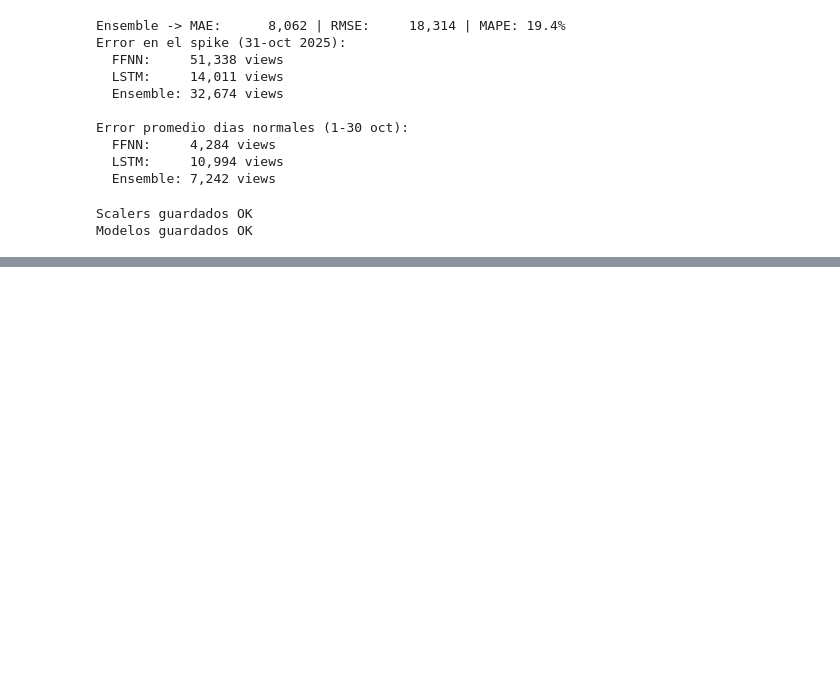
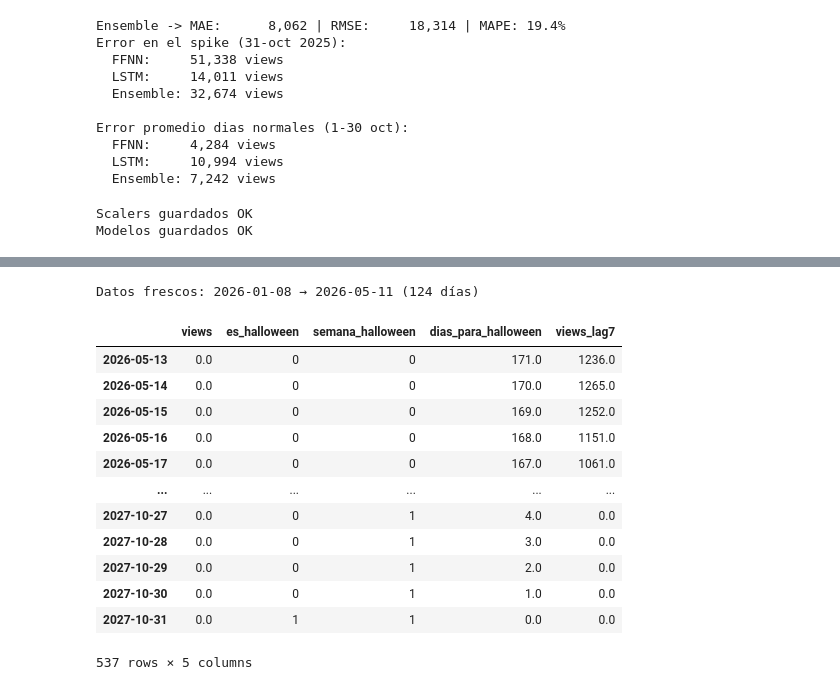
Before and after one commit to denisevaldivia/Wikipedia-View-Time-Series, a Jupyter notebook: Haloween_Prediction.ipynb, the cells around one changed output, grey strips where cells are left out. Saved outputs shown, nothing was run; the diff lists cells and outputs as text; code cells hidden in the pictures; blank space fills up the shorter version.

```diff
--- a/Haloween_Prediction.ipynb
+++ b/Haloween_Prediction.ipynb
@@ -502,0 +540,15 @@ Modelos guardados OK
+# %%
+def days_to_halloween(date):
+    hw = pd.Timestamp(date.year, 10, 31)
+    diff = (hw - date).days
+    return diff if diff >= 0 else (pd.Timestamp(date.year + 1, 10, 31) - date).days
+
+df_fresh['es_halloween']        = ((df_fresh.index.month == 10) & (df_fresh.index.day == 31)).astype(int)
+df_fresh['semana_halloween']    = ((df_fresh.index.month == 10) & (df_fresh.index.day >= 24)).astype(int)
+df_fresh['dias_para_halloween'] = df_fresh.index.map(days_to_halloween)
+df_fresh['views_lag7']          = df_fresh['views'].shift(7)
+df_fresh = df_fresh.dropna()[FEATURES]
+
+print(f"Datos frescos: {df_fresh.index.min().date()} → {df_fresh.index.max().date()} ({len(df_fresh)} días)")
+# %% [output]
+Datos frescos: 2026-01-08 → 2026-05-11 (124 días)
@@ -502,0 +558,40 @@ Modelos guardados OK
+# %%
+fecha_inicio = pd.Timestamp('2026-05-13')
+fecha_fin    = pd.Timestamp('2027-10-31')
+fechas_pred  = pd.date_range(fecha_inicio, fecha_fin, freq='D')
+
+# Usar los últimos 7 días reales para los primeros lags
+views_reales = df_fresh['views'].values
+
+exog_rows = []
+for i, d in enumerate(fechas_pred):
+    # valores reales históricos
+    if i < 7:
+        lag7 = float(views_reales[-(7 - i)])
+    else:
+        lag7 = 0.0  # placeholder, se sobreescribe
+
+    exog_rows.append({
+        'views':               0.0,
+        'es_halloween':        int(d.month == 10 and d.day == 31),
+        'semana_halloween':    int(d.month == 10 and d.day >= 24),
+        'dias_para_halloween': float(days_to_halloween(d)),
+        'views_lag7':          lag7
+    })
+
+df_exog = pd.DataFrame(exog_rows, index=fechas_pred)
+df_exog
+# %% [output]
+|  | views | es_halloween | semana_halloween | dias_para_halloween | views_lag7 |
+| 2026-05-13 | 0.0 | 0 | 0 | 171.0 | 1236.0 |
+| 2026-05-14 | 0.0 | 0 | 0 | 170.0 | 1265.0 |
+| 2026-05-15 | 0.0 | 0 | 0 | 169.0 | 1252.0 |
+| 2026-05-16 | 0.0 | 0 | 0 | 168.0 | 1151.0 |
+| 2026-05-17 | 0.0 | 0 | 0 | 167.0 | 1061.0 |
+| ... | ... | ... | ... | ... | ... |
+| 2027-10-27 | 0.0 | 0 | 1 | 4.0 | 0.0 |
+| 2027-10-28 | 0.0 | 0 | 1 | 3.0 | 0.0 |
+| 2027-10-29 | 0.0 | 0 | 1 | 2.0 | 0.0 |
+| 2027-10-30 | 0.0 | 0 | 1 | 1.0 | 0.0 |
+| 2027-10-31 | 0.0 | 1 | 1 | 0.0 | 0.0 |
+537 rows × 5 columns
```
Also changed, not shown: parts of 6 cells of this notebook, 1 other file.
